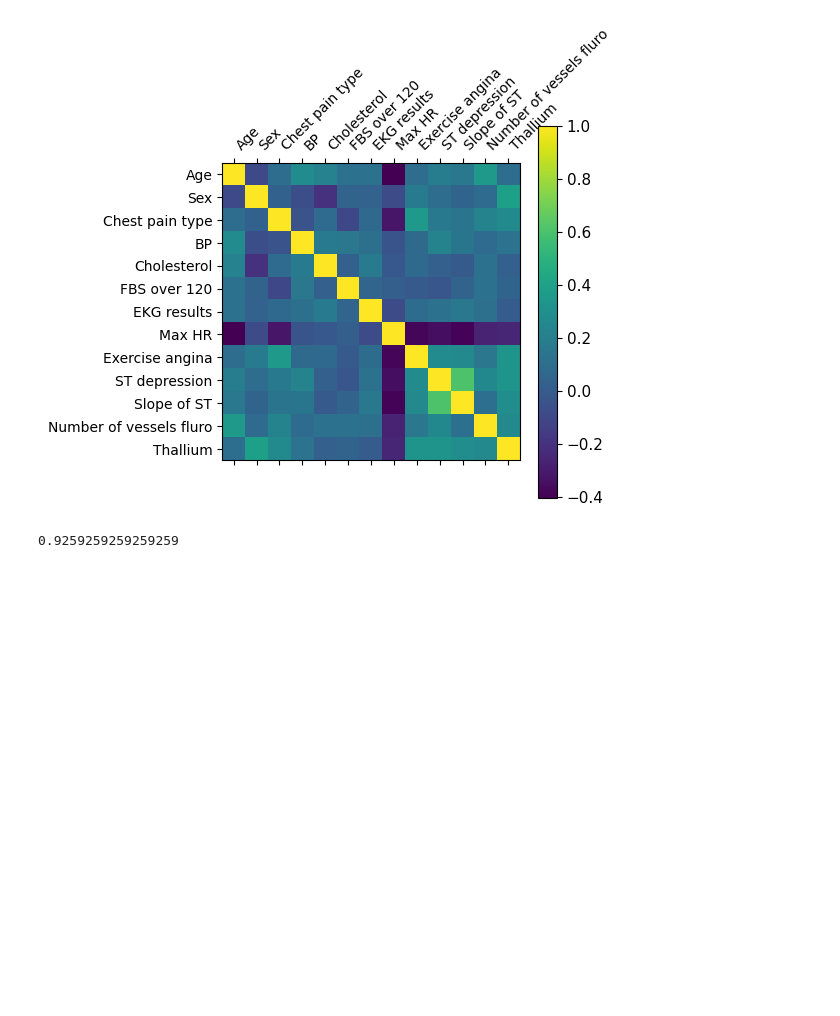
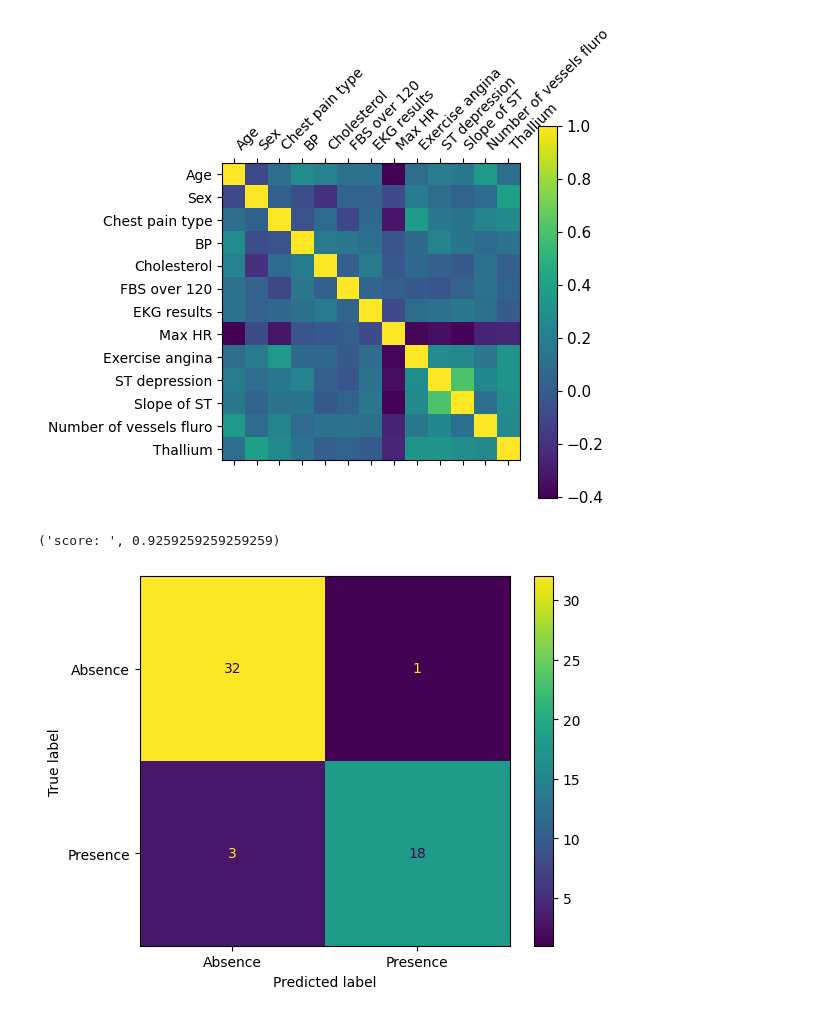
Before and after one commit to omgupta1608/heart_disease_predict, a Jupyter notebook: main.ipynb, the cells around one changed output. Saved outputs shown, nothing was run; the diff lists cells and outputs as text; code cells hidden in the pictures; blank space fills up the shorter version.

Commit message:
added confusion matrices for all algos

```diff
--- a/main.ipynb
+++ b/main.ipynb
@@ -40,11 +40,19 @@ std_scl.fit(X_train)
 X_train = std_scl.transform(X_train)
 X_test = std_scl.transform(X_test)
 # %%
+# random forest classifier
+from sklearn.metrics import confusion_matrix, ConfusionMatrixDisplay
 from sklearn.ensemble import RandomForestClassifier
 rdm_forest = RandomForestClassifier(max_depth=4)
 
 rdm_forest.fit(X_train, y_train)
-rdm_forest.score(X_test, y_test)
+score = rdm_forest.score(X_test, y_test)
+y_pred = rdm_forest.predict(X_test)
+conf_matrix = confusion_matrix(y_test, y_pred, labels=rdm_forest.classes_)
+disp = ConfusionMatrixDisplay(confusion_matrix=conf_matrix, display_labels=rdm_forest.classes_)
+disp.plot()
+'score: ', score
 # %% [output]
-0.9259259259259259
+('score: ', 0.9259259259259259)
+[figure, added]
 # %%
```
Also changed, not shown: parts of 2 cells of this notebook.
